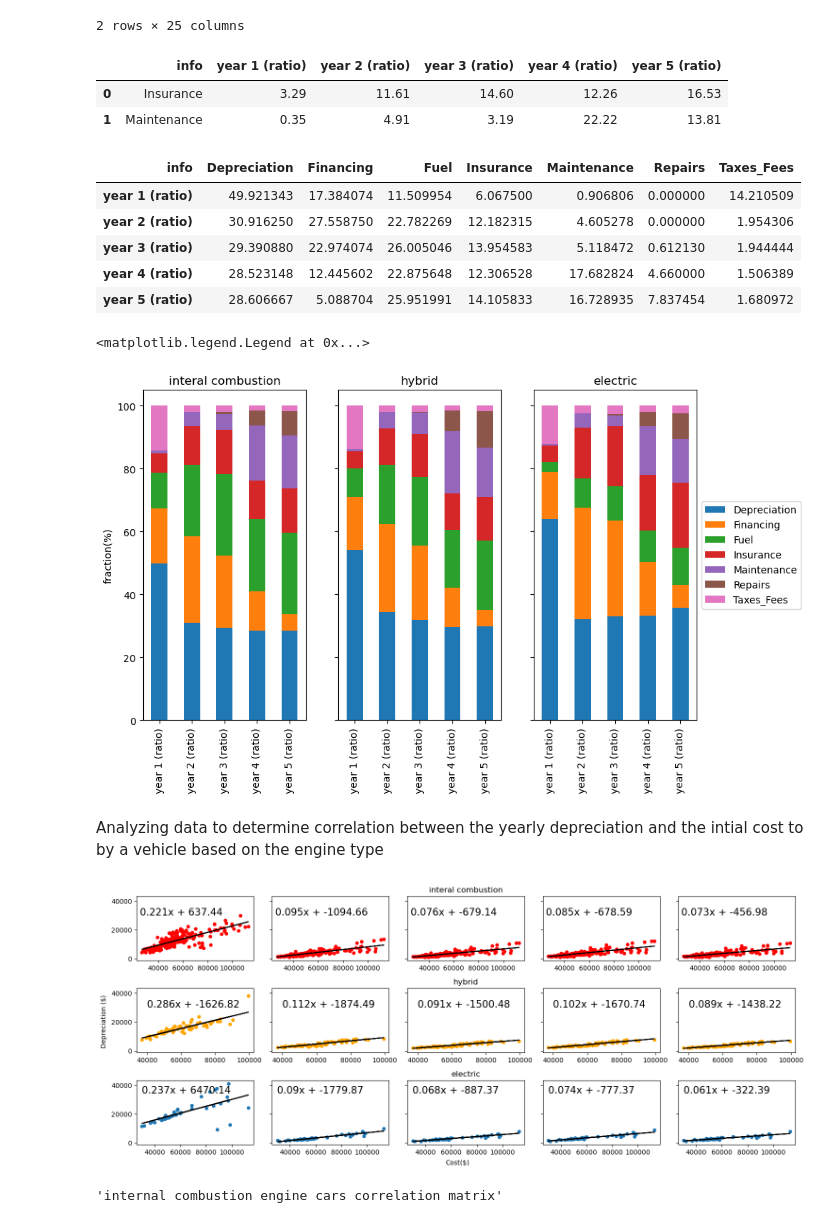
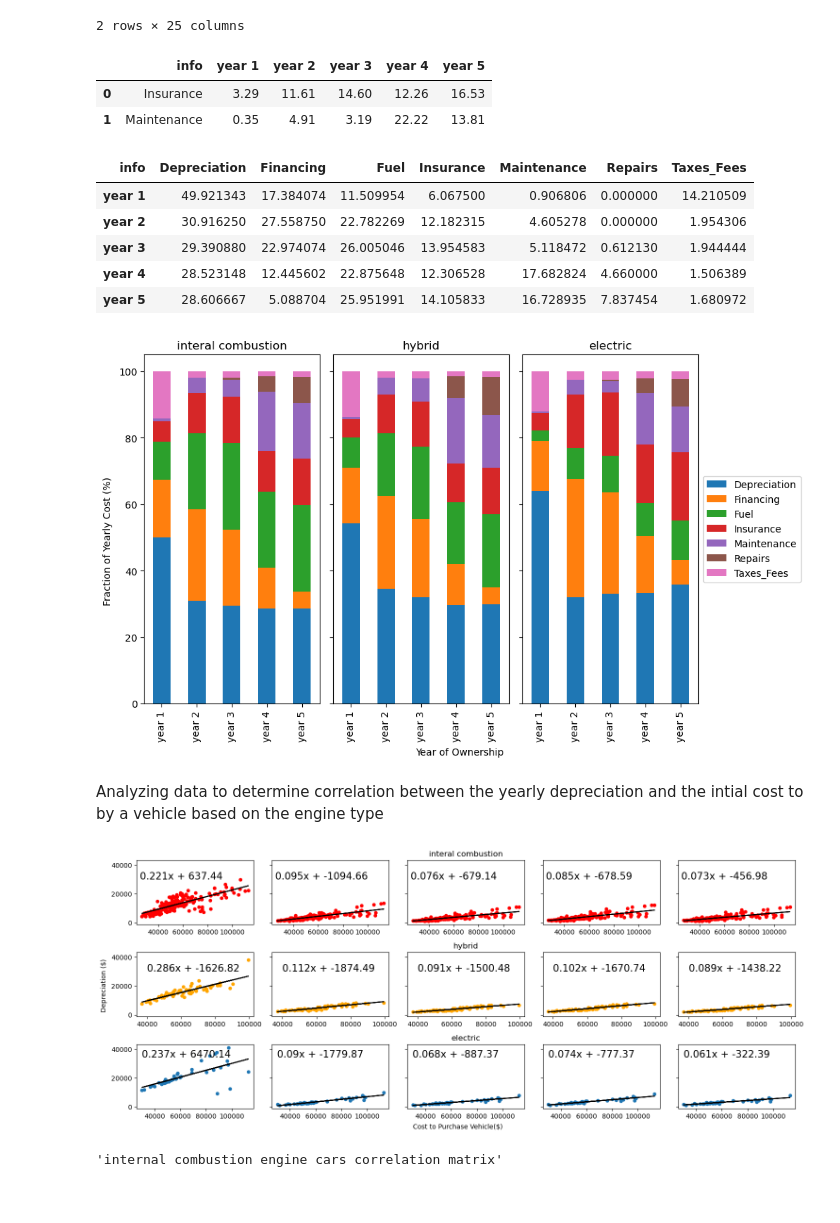
Before and after one commit to ekfrib23/project1-ev-ice, a Jupyter notebook: analysis_5year_ownership_all.ipynb, the cells around one changed output. Cells and saved outputs as stored; diff of their text form; code cells hidden in the pictures.

```diff
--- a/analysis_5year_ownership_all.ipynb
+++ b/analysis_5year_ownership_all.ipynb
@@ -286,6 +320,10 @@ total_ice_cost_plot=total_ice_cost_plot[['info',"year 1 (ratio)","year 2 (ratio)
 total_ice_cost_plot.reset_index(inplace=True)
 # deleting the column type
 del total_ice_cost_plot['type']
+# renaming columns
+total_ice_cost_plot.rename(columns={"year 1 (ratio)" : 'year 1',"year 2 (ratio)" : 'year 2',
+                                       "year 3 (ratio)" : 'year 3',"year 4 (ratio)": 'year 4',
+                                       "year 5 (ratio)": 'year 5'},inplace=True)
 
 # creating total cost for hybrid vechiles dataframe
 total_hybrid_cost_plot=total_cost_df.loc["hybrid"]
@@ -295,6 +333,10 @@ total_hybrid_cost_plot=total_hybrid_cost_plot[['info',"year 1 (ratio)","year 2 (
 total_hybrid_cost_plot.reset_index(inplace=True)
 # deleting the column type
 del total_hybrid_cost_plot['type']
+# renaming columns
+total_hybrid_cost_plot.rename(columns={"year 1 (ratio)" : 'year 1',"year 2 (ratio)" : 'year 2',
+                                       "year 3 (ratio)" : 'year 3',"year 4 (ratio)": 'year 4',
+                                       "year 5 (ratio)": 'year 5'},inplace=True)
 
 # creating total cost for electric vechiles dataframe
 total_ev_cost_plot=total_cost_df.loc["electric"]
@@ -304,10 +346,15 @@ total_ev_cost_plot=total_ev_cost_plot[['info',"year 1 (ratio)","year 2 (ratio)",
 total_ev_cost_plot.reset_index(inplace=True)
 # deleting the column type
 del total_ev_cost_plot['type']
+# renaming columns
+total_ev_cost_plot.rename(columns={"year 1 (ratio)" : 'year 1',"year 2 (ratio)" : 'year 2',
+                                       "year 3 (ratio)" : 'year 3',"year 4 (ratio)": 'year 4',
+                                       "year 5 (ratio)": 'year 5'},inplace=True)
+
 # printing 1st 2 rows of the dataframe
 total_ev_cost_plot.head(2)
 # %% [output]
-|  | info | year 1 (ratio) | year 2 (ratio) | year 3 (ratio) | year 4 (ratio) | year 5 (ratio) |
+|  | info | year 1 | year 2 | year 3 | year 4 | year 5 |
 | 0 | Insurance | 3.29 | 11.61 | 14.60 | 12.26 | 16.53 |
 | 1 | Maintenance | 0.35 | 4.91 | 3.19 | 22.22 | 13.81 |
 # %%
@@ -322,21 +369,27 @@ total_ev_cost_plot=total_ev_cost_plot.groupby('info').mean().T
 total_ice_cost_plot
 # %% [output]
 | info | Depreciation | Financing | Fuel | Insurance | Maintenance | Repairs | Taxes_Fees |
-| year 1 (ratio) | 49.921343 | 17.384074 | 11.509954 | 6.067500 | 0.906806 | 0.000000 | 14.210509 |
-| year 2 (ratio) | 30.916250 | 27.558750 | 22.782269 | 12.182315 | 4.605278 | 0.000000 | 1.954306 |
-| year 3 (ratio) | 29.390880 | 22.974074 | 26.005046 | 13.954583 | 5.118472 | 0.612130 | 1.944444 |
-| year 4 (ratio) | 28.523148 | 12.445602 | 22.875648 | 12.306528 | 17.682824 | 4.660000 | 1.506389 |
-| year 5 (ratio) | 28.606667 | 5.088704 | 25.951991 | 14.105833 | 16.728935 | 7.837454 | 1.680972 |
+| year 1 | 49.921343 | 17.384074 | 11.509954 | 6.067500 | 0.906806 | 0.000000 | 14.210509 |
+| year 2 | 30.916250 | 27.558750 | 22.782269 | 12.182315 | 4.605278 | 0.000000 | 1.954306 |
+| year 3 | 29.390880 | 22.974074 | 26.005046 | 13.954583 | 5.118472 | 0.612130 | 1.944444 |
+| year 4 | 28.523148 | 12.445602 | 22.875648 | 12.306528 | 17.682824 | 4.660000 | 1.506389 |
+| year 5 | 28.606667 | 5.088704 | 25.951991 | 14.105833 | 16.728935 | 7.837454 | 1.680972 |
 # %%
 # creating subplots of the percentage of the yearly itemized cost
 fig, axes = plt.subplots(nrows=1, ncols=3, sharey=True, figsize = (10, 6))
 # filling subplots with stacked bar graphs base on engine type
 # internal combustion engine cars
-total_ice_cost_plot.plot.bar(stacked=True,ax=axes[0], title='interal combustion',ylabel='fraction(%)',legend=False)
+total_ice_cost_plot.plot.bar(stacked=True,ax=axes[0], title='interal combustion',legend=False)
 # hybrid cars
 total_hybrid_cost_plot.plot.bar(stacked=True,ax=axes[1], title='hybrid', legend=False)
 # electric cars
 total_ev_cost_plot.plot.bar(stacked=True,ax=axes[2], title='electric').legend(loc='center left', bbox_to_anchor=(1.0, 0.5))
+# labeling x- and y-axes
+fig.text(0.5,0.0, "Year of Ownership", ha="center", va="center")
+fig.text(0.0,0.5, 'Fraction of Yearly Cost (%)', ha="center", va="center", rotation=90)
+# triming extra white spacing
+fig.tight_layout()
+# updating plot
+plt.show()
 # %% [output]
-<matplotlib.legend.Legend at 0x...>
-[figure, old version]
+[figure, new version]
@@ -438,14 +494,14 @@ for i in range(5):
     # writing function to graph
     axes[2,i].annotate(line_eq,xy=(30000,34000),fontsize=15,color="black")
 # labeling x- and y-axes
-fig.text(0.5,0.0, "Cost($)", ha="center", va="center")
+fig.text(0.5,0.0, "Cost to Purchase Vehicle($)", ha="center", va="center")
 fig.text(0.0,0.5, 'Depreciation ($)', ha="center", va="center", rotation=90)
 # triming extra white spacing
 fig.tight_layout()
 # updating plot
 plt.show()
 # %% [output]
-[figure, old version]
+[figure, new version]
 # %%
 #saving plot to file
 fig.savefig("depreciation.pdf")
```
Also changed, not shown: parts of 6 cells of this notebook.
